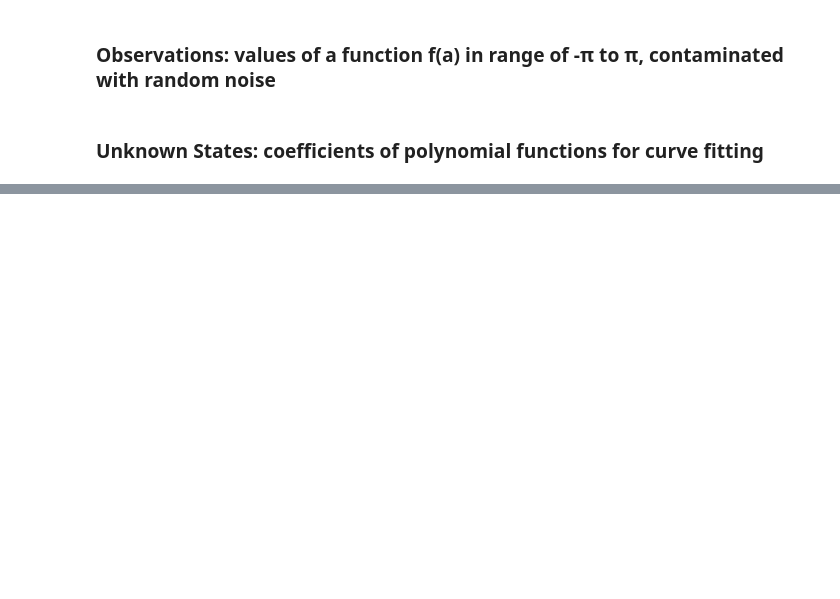
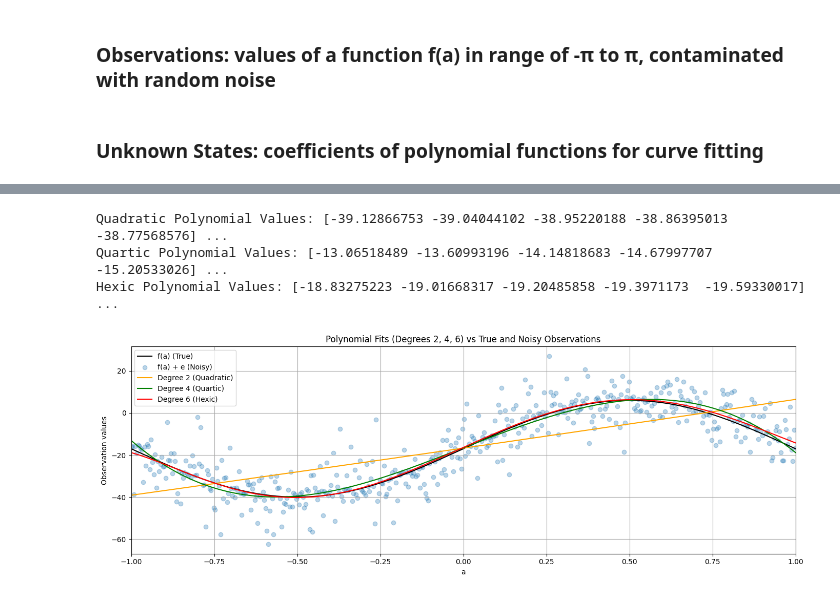
Before and after one commit to MuhammadHamzaKhanAfridi/ENGG680_Fall_2025, a Jupyter notebook: Lab Assignment 1/StudentGradeManagementSystem.ipynb, the cells around one changed output, grey strips where cells are left out. Drawn from its saved outputs; the diff is of its cells as text; code cells hidden in the pictures; blank space fills up the shorter version.

```diff
--- a/Lab Assignment 1/StudentGradeManagementSystem.ipynb
+++ b/Lab Assignment 1/StudentGradeManagementSystem.ipynb
@@ -810,12 +843,13 @@ l_true = #...
 # step 3
 # define the number of observation n
 # (1 mark)
-n = #...
-
+n = len(l)
+print(n)
 # define the observation weight matrix P for LSE as identity matrix
 # identity weight matrix simply means the observations will be unweighted in the following LSE
 # (1 mark)
-P = #...
+P = np.eye(n)
+print(P)
 
 # define the range of function input(i.e., constants a), from start to end; and the numerical array of a
 start = -1* np.pi
@@ -871,3 +950,18 @@ def fit_polynomial_curve(a: np.ndarray, l: np.ndarray, P: np.ndarray, deg: int)
 # use polynomial degrees of: 2, 4, 6
 # (1 marks)
 # ...
+degrees = [2, 4, 6]
+results = {}
+for deg in degrees:
+    x, cov_x, apv, v = fit_polynomial_curve(a, l, P, deg)
+    results[deg] = {
+        "x": x,          # polynomial coefficients
+        "cov_x": cov_x,  # covariance of parameters
+        "apv": apv,      # variance factor (goodness of fit)
+        "v": v           # residuals
+    }
+    print(f"\nDegree {deg}:")
+    print("Coefficients (x):", x)
+    print("Covariance Matrix (cov_x):\n", cov_x)
+    print("A-posteriori Variance Factor:", apv)
+    print("Residuals (v):", v[:5], "...")
@@ -877,22 +989,45 @@ def fit_polynomial_curve(a: np.ndarray, l: np.ndarray, P: np.ndarray, deg: int)
 # hint: use polyval function from numpy library (check input argument carefully)
 # (1 marks)
 
-quadratic_uw = #...
-quartic_uw = #...
-hexic_uw = #...
+quad_coeff = results[2]["x"]
+quadratic_uw = np.polyval(quad_coeff[::-1], a)
+quartic_coeff = results[4]["x"]
+quartic_uw = np.polyval(quartic_coeff[::-1], a)
+hexic_coeff = results[6]["x"]
+hexic_uw = np.polyval(hexic_coeff[::-1], a)
+print("Quadratic Polynomial Values:", quadratic_uw[:5], "...")
+print("Quartic Polynomial Values:", quartic_uw[:5], "...")
+print("Hexic Polynomial Values:", hexic_uw[:5], "...")
+# %% [output]
+Quadratic Polynomial Values: [-39.12866753 -39.04044102 -38.95220188 -38.86395013 -38.77568576] ...
+Quartic Polynomial Values: [-13.06518489 -13.60993196 -14.14818683 -14.67997707 -15.20533026] ...
+Hexic Polynomial Values: [-18.83275223 -19.01668317 -19.20485858 -19.3971173  -19.59330017] ...
 # %%
 # step 8
 # use the matplotlib to plot each polynomial function, noisy observations l, true observations l_true, together in one single figure
 # for the polynomials of line, cubic and quintic, use color of orange, green and red respectively.
 # (2 marks)
 
 fig, ax = plt.subplots(nrows=1, ncols=1, figsize=(14, 5))
 # ...
 
+ax.plot(a, l_true, color='k', label='f(a) (True)')
+ax.scatter(a, l, color='tab:blue', alpha=0.3, marker='o', label='f(a) + e (Noisy)')
+ax.plot(a, quadratic_uw, color='orange', label='Degree 2 (Quadratic)')
+ax.plot(a, quartic_uw, color='green', label='Degree 4 (Quartic)')
+ax.plot(a, hexic_uw, color='red', label='Degree 6 (Hexic)')
+ax.set_xlabel('a')
+ax.set_ylabel('Observation values')
+ax.set_title('Polynomial Fits (Degrees 2, 4, 6) vs True and Noisy Observations')
+ax.set_xlim(-1, 1)
+ax.legend()
 
 ax.grid(True, which='both',ls='-',color='0.65')
 
 fig.tight_layout()
+plt.show()
+# %% [output]
+[figure, added]
 # %%
 # step 9
 # print the a posterier variance factor for each polynomial function
```
Also changed, not shown: parts of 9 cells of this notebook.
